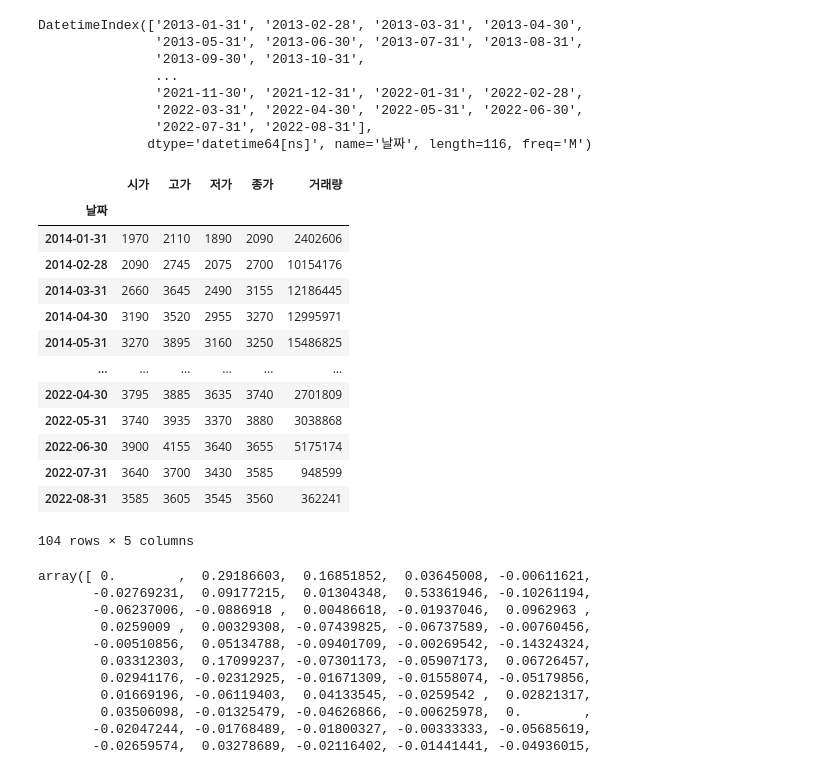
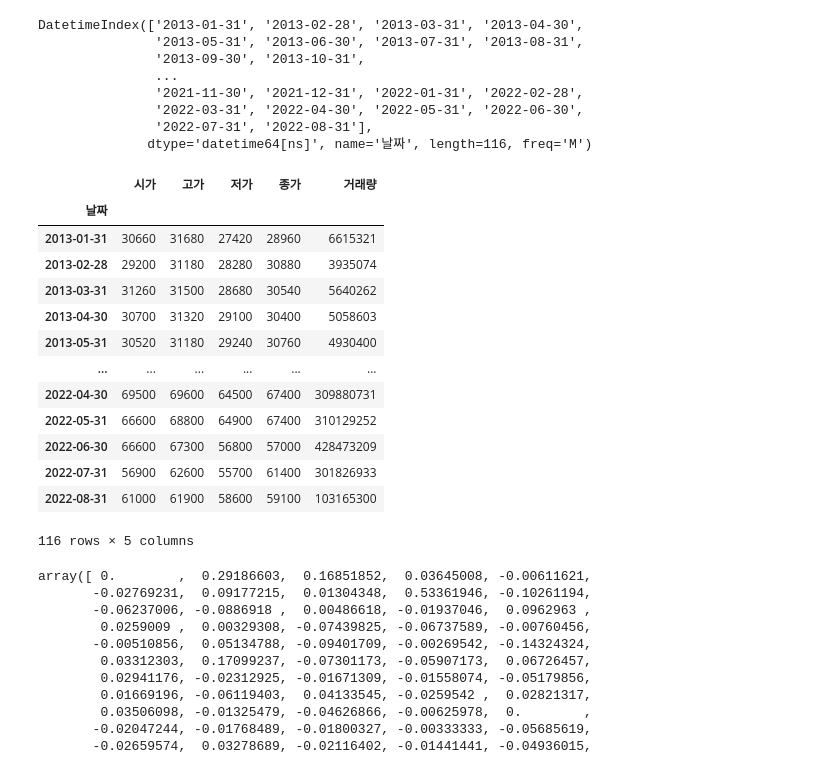
Before and after one commit to Shinsieon/FELAB_MakePf, a Jupyter notebook: Server/Untitled.ipynb, the cells around one changed output. Saved outputs shown, nothing was run; the diff lists cells and outputs as text; code cells hidden in the pictures.

```diff
--- a/Server/Untitled.ipynb
+++ b/Server/Untitled.ipynb
@@ -16,23 +16,23 @@ DatetimeIndex(['2013-01-31', '2013-02-28', '2013-03-31', '2013-04-30',
                '2022-07-31', '2022-08-31'],
               dtype='datetime64[ns]', name='날짜', length=116, freq='M')
 # %%
-df2 = stock.get_market_ohlcv("20140101", "20220810", "100250","m")
+df2 = stock.get_market_ohlcv("20130101", "20220810", "005930","m")
 df2
 # %% [output]
 |  | 시가 | 고가 | 저가 | 종가 | 거래량 |
 | 날짜 |  |  |  |  |  |
-| 2014-01-31 | 1970 | 2110 | 1890 | 2090 | 2402606 |
-| 2014-02-28 | 2090 | 2745 | 2075 | 2700 | 10154176 |
-| 2014-03-31 | 2660 | 3645 | 2490 | 3155 | 12186445 |
-| 2014-04-30 | 3190 | 3520 | 2955 | 3270 | 12995971 |
-| 2014-05-31 | 3270 | 3895 | 3160 | 3250 | 15486825 |
+| 2013-01-31 | 30660 | 31680 | 27420 | 28960 | 6615321 |
+| 2013-02-28 | 29200 | 31180 | 28280 | 30880 | 3935074 |
+| 2013-03-31 | 31260 | 31500 | 28680 | 30540 | 5640262 |
+| 2013-04-30 | 30700 | 31320 | 29100 | 30400 | 5058603 |
+| 2013-05-31 | 30520 | 31180 | 29240 | 30760 | 4930400 |
 | ... | ... | ... | ... | ... | ... |
-| 2022-04-30 | 3795 | 3885 | 3635 | 3740 | 2701809 |
-| 2022-05-31 | 3740 | 3935 | 3370 | 3880 | 3038868 |
-| 2022-06-30 | 3900 | 4155 | 3640 | 3655 | 5175174 |
-| 2022-07-31 | 3640 | 3700 | 3430 | 3585 | 948599 |
-| 2022-08-31 | 3585 | 3605 | 3545 | 3560 | 362241 |
+| 2022-04-30 | 69500 | 69600 | 64500 | 67400 | 309880731 |
+| 2022-05-31 | 66600 | 68800 | 64900 | 67400 | 310129252 |
+| 2022-06-30 | 66600 | 67300 | 56800 | 57000 | 428473209 |
+| 2022-07-31 | 56900 | 62600 | 55700 | 61400 | 301826933 |
+| 2022-08-31 | 61000 | 61900 | 58600 | 59100 | 103165300 |
-104 rows × 5 columns
+116 rows × 5 columns
 # %%
 df2['종가'].pct_change().fillna(0).values
 # %% [output]
```
Also changed, not shown: 1 other file.
